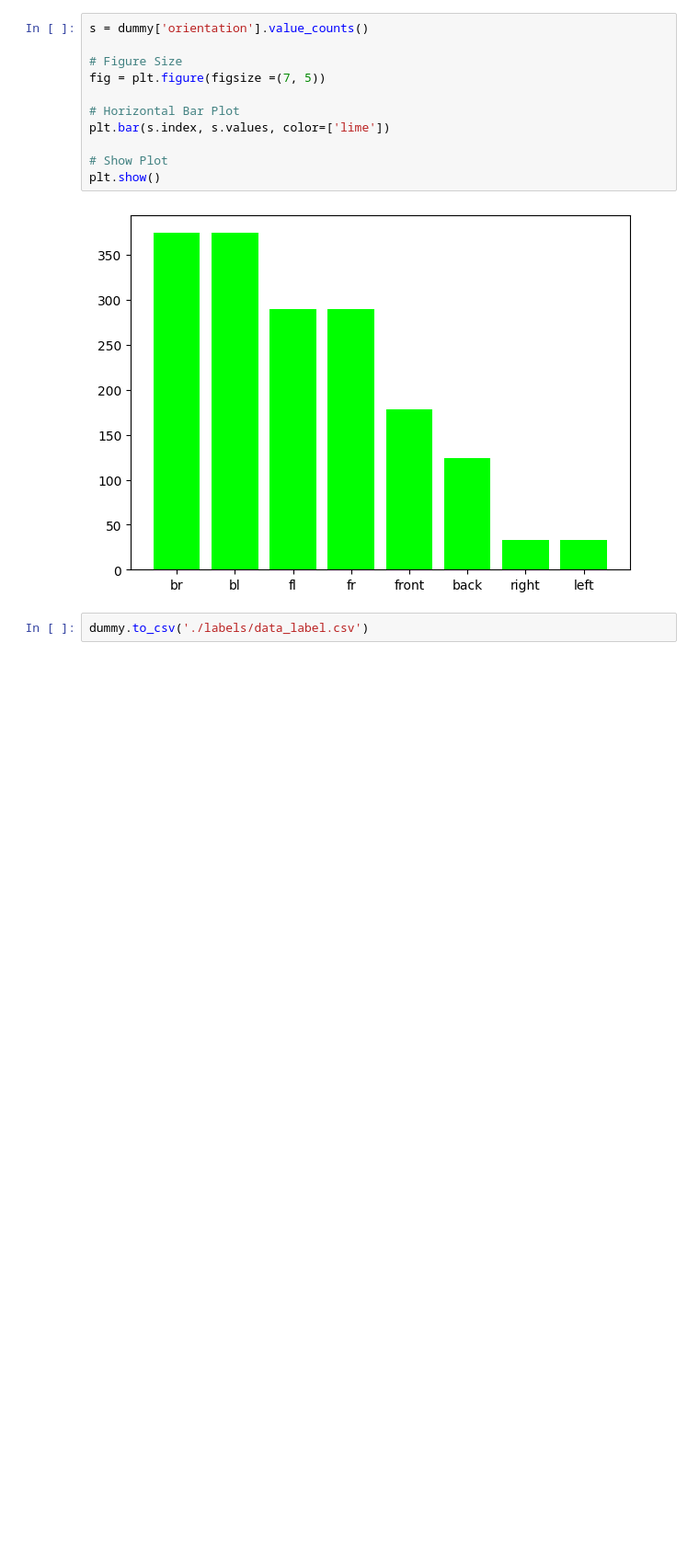
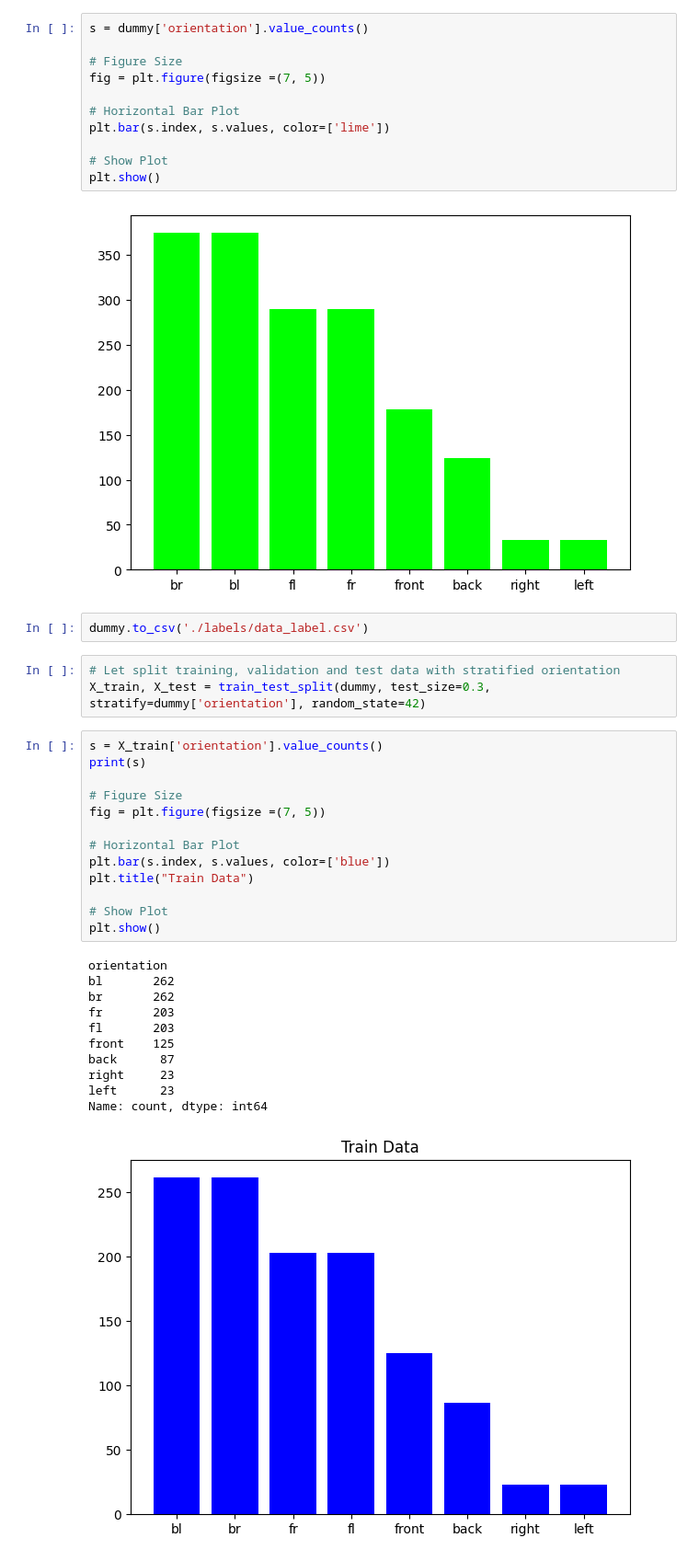
Before and after one commit to Angel-Ceballos/car-grouping, a Jupyter notebook: solution.ipynb, the cells around one changed output. Shown at 92% size. Saved outputs shown, nothing was run; the diff lists cells and outputs as text; blank space fills up the shorter version.

Commit message:
split data for training, validation and testing

```diff
--- a/solution.ipynb
+++ b/solution.ipynb
@@ -264,3 +279,31 @@ plt.show()
 [figure]
 # %%
 dummy.to_csv('./labels/data_label.csv')
+# %%
+# Let split training, validation and test data with stratified orientation
+X_train, X_test = train_test_split(dummy, test_size=0.3, stratify=dummy['orientation'], random_state=42)
+# %%
+s = X_train['orientation'].value_counts()
+print(s)
+
+# Figure Size
+fig = plt.figure(figsize =(7, 5))
+
+# Horizontal Bar Plot
+plt.bar(s.index, s.values, color=['blue'])
+plt.title("Train Data")
+
+# Show Plot
+plt.show()
+# %% [output]
+orientation
+bl       262
+br       262
+fr       203
+fl       203
+front    125
+back      87
+right     23
+left      23
+Name: count, dtype: int64
+[figure, added]
```
Also changed, not shown: parts of 7 cells of this notebook, 3 other files.
